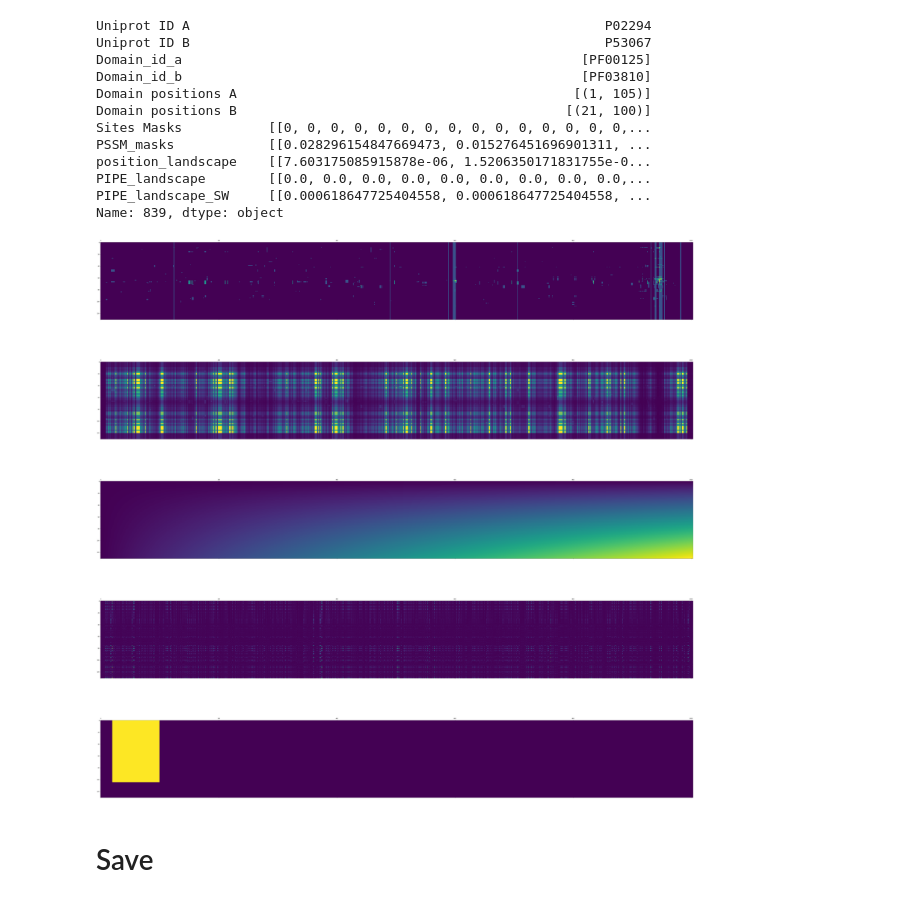
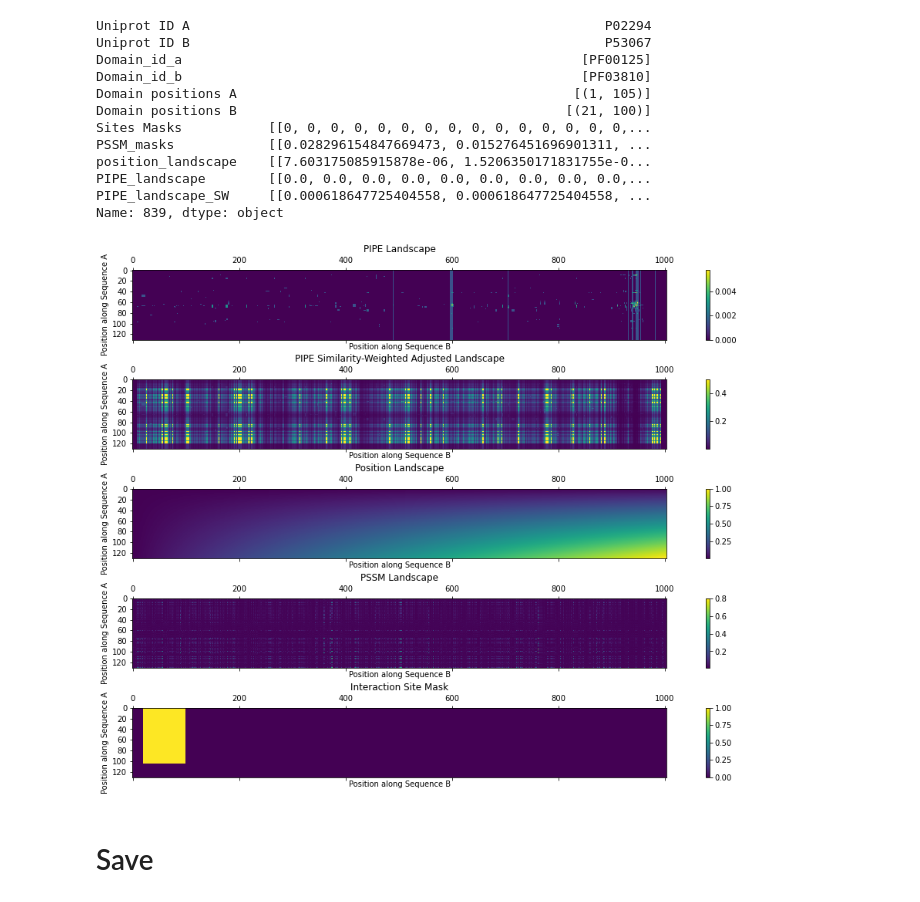
Before and after one commit to jrgreen7/PIPE, a Jupyter notebook: Deep-PIPE-Sites/preprocessing.ipynb, the cells around one changed output. Cells and saved outputs as stored; diff of their text form; code cells hidden in the pictures.

```diff
--- a/Deep-PIPE-Sites/preprocessing.ipynb
+++ b/Deep-PIPE-Sites/preprocessing.ipynb
@@ -451,18 +451,44 @@ position_landscape    [[7.603175085915878e-06, 1.5206350171831755e-0...
 PIPE_landscape        [[0.0, 0.0, 0.0, 0.0, 0.0, 0.0, 0.0, 0.0, 0.0,...
 PIPE_landscape_SW     [[0.000618647725404558, 0.000618647725404558, ...
 Name: 839, dtype: object
-# %%
-import matplotlib.pyplot as plt
-query=839
-fig, axs = plt.subplots(5, figsize=(80,80))
-axs[0].matshow(ppi_masks.PIPE_landscape.iloc[query])
-axs[1].matshow(ppi_masks.PIPE_landscape_SW.iloc[query])
-axs[2].matshow(ppi_masks.position_landscape.iloc[query])
-axs[3].matshow(ppi_masks.PSSM_masks.iloc[query])
-axs[4].matshow(ppi_masks['Sites Masks'].iloc[query])
-plt.show()
-# %% [output]
-[figure, removed]
+# %%
+import matplotlib.pyplot as plt
+from matplotlib import cm
+query=839
+fig, axs = plt.subplots(5, figsize=(15,10))
+ax1 = axs[0].matshow(ppi_masks.PIPE_landscape.iloc[query])
+axs[0].set_title('PIPE Landscape')
+axs[0].set_ylabel('Position along Sequence A')
+axs[0].set_xlabel('Position along Sequence B')
+ax2 = axs[1].matshow(ppi_masks.PIPE_landscape_SW.iloc[query])
+axs[1].set_title('PIPE Similarity-Weighted Adjusted Landscape')
+axs[1].set_ylabel('Position along Sequence A')
+axs[1].set_xlabel('Position along Sequence B')
+ax3 = axs[2].matshow(ppi_masks.position_landscape.iloc[query])
+axs[2].set_title('Position Landscape')
+axs[2].set_ylabel('Position along Sequence A')
+axs[2].set_xlabel('Position along Sequence B')
+ax4 = axs[3].matshow(ppi_masks.PSSM_masks.iloc[query])
+axs[3].set_title('PSSM Landscape')
+axs[3].set_ylabel('Position along Sequence A')
+axs[3].set_xlabel('Position along Sequence B')
+ax5 = axs[4].matshow(ppi_masks['Sites Masks'].iloc[query])
+axs[4].set_ylabel('Position along Sequence A')
+axs[4].set_title('Interaction Site Mask')
+axs[4].set_xlabel('Position along Sequence B')
+
+
+plt.colorbar(ax1, ax=axs[0])
+plt.colorbar(ax2, ax=axs[1])
+plt.colorbar(ax3, ax=axs[2])
+plt.colorbar(ax4, ax=axs[3])
+plt.colorbar(ax5, ax=axs[4])
+
+fig.tight_layout() # Or equivalently,  "plt.tight_layout()"
+
+plt.show()
+# %% [output]
+[figure, added]
 # %% [markdown]
 # Save
 # %%
```
Also changed, not shown: 2 other files.
